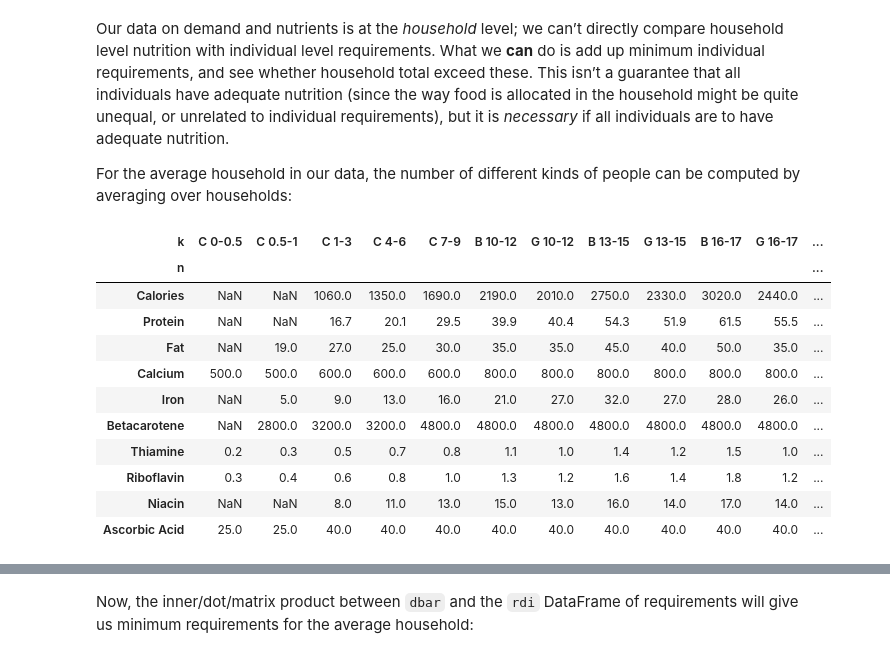
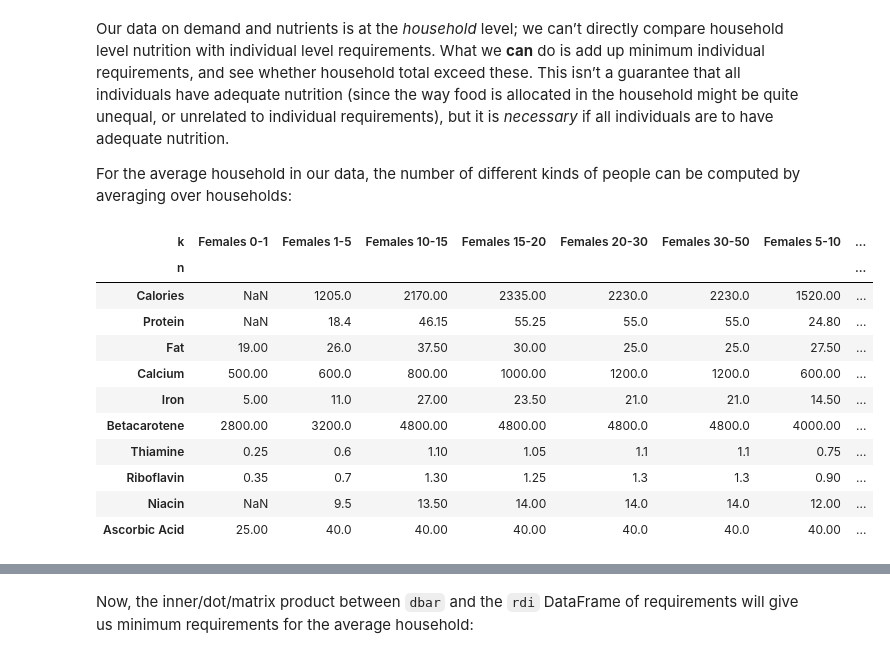
Before and after one commit to oghomiep/EEP153Project4, a Jupyter notebook: example_nutrition-Copy1.ipynb, the cells around one changed output, grey strips where cells are left out. Cells and saved outputs as stored; diff of their text form; code cells hidden in the pictures.

Commit message:
Add Nutritional needs of households and Nutritional adequacy part. Uses updated FDI to match dbar labels

```diff
--- a/example_nutrition-Copy1.ipynb
+++ b/example_nutrition-Copy1.ipynb
@@ -60,7 +60,7 @@ case of [REGION]:
 #               'RDI':('1yVLriVpo7KGUXvR3hq_n53XpXlD5NmLaH1oOMZyV0gQ','RDI'),}
 
 InputFiles = {'FCT':('13Ig5hZif-NSHtgkKRp_cEgKXk0lOsdUB2BAD6O_FnRo','FCT'),
-              'RDI':('13Ig5hZif-NSHtgkKRp_cEgKXk0lOsdUB2BAD6O_FnRo','RDI'),}
+              'RDI':('11BaFWcBzgwUUhaJkNh4t-mdV1yf_OJioFtUHDH9xIeY','RDI'),}
 # %% [markdown]
 #### Prices, FCT, RDI
 # %%
@@ -416,18 +416,18 @@ For the average household in our data, the number of
 different kinds of people can be computed by averaging over households:
 # %%
 # In first round, averaged over households and villages
-dbar = r.d.mean().iloc[:-2]
+dbar = r.d.mean().iloc[:-3]
 rdi
 # %% [output]
-| k | C 0-0.5 | C 0.5-1 | C 1-3 | C 4-6 | C 7-9 | B 10-12 | G 10-12 | B 13-15 | G 13-15 | B 16-17 | G 16-17 | ... |
-| n |  |  |  |  |  |  |  |  |  |  |  | ... |
-| Calories | NaN | NaN | 1060.0 | 1350.0 | 1690.0 | 2190.0 | 2010.0 | 2750.0 | 2330.0 | 3020.0 | 2440.0 | ... |
-| Protein | NaN | NaN | 16.7 | 20.1 | 29.5 | 39.9 | 40.4 | 54.3 | 51.9 | 61.5 | 55.5 | ... |
-| Fat | NaN | 19.0 | 27.0 | 25.0 | 30.0 | 35.0 | 35.0 | 45.0 | 40.0 | 50.0 | 35.0 | ... |
-| Calcium | 500.0 | 500.0 | 600.0 | 600.0 | 600.0 | 800.0 | 800.0 | 800.0 | 800.0 | 800.0 | 800.0 | ... |
-| Iron | NaN | 5.0 | 9.0 | 13.0 | 16.0 | 21.0 | 27.0 | 32.0 | 27.0 | 28.0 | 26.0 | ... |
-| Betacarotene | NaN | 2800.0 | 3200.0 | 3200.0 | 4800.0 | 4800.0 | 4800.0 | 4800.0 | 4800.0 | 4800.0 | 4800.0 | ... |
-| Thiamine | 0.2 | 0.3 | 0.5 | 0.7 | 0.8 | 1.1 | 1.0 | 1.4 | 1.2 | 1.5 | 1.0 | ... |
-| Riboflavin | 0.3 | 0.4 | 0.6 | 0.8 | 1.0 | 1.3 | 1.2 | 1.6 | 1.4 | 1.8 | 1.2 | ... |
-| Niacin | NaN | NaN | 8.0 | 11.0 | 13.0 | 15.0 | 13.0 | 16.0 | 14.0 | 17.0 | 14.0 | ... |
-| Ascorbic Acid | 25.0 | 25.0 | 40.0 | 40.0 | 40.0 | 40.0 | 40.0 | 40.0 | 40.0 | 40.0 | 40.0 | ... |
+| k | Females 0-1 | Females 1-5 | Females 10-15 | Females 15-20 | Females 20-30 | Females 30-50 | Females 5-10 | ... |
+| n |  |  |  |  |  |  |  | ... |
+| Calories | NaN | 1205.0 | 2170.00 | 2335.00 | 2230.0 | 2230.0 | 1520.00 | ... |
+| Protein | NaN | 18.4 | 46.15 | 55.25 | 55.0 | 55.0 | 24.80 | ... |
+| Fat | 19.00 | 26.0 | 37.50 | 30.00 | 25.0 | 25.0 | 27.50 | ... |
+| Calcium | 500.00 | 600.0 | 800.00 | 1000.00 | 1200.0 | 1200.0 | 600.00 | ... |
+| Iron | 5.00 | 11.0 | 27.00 | 23.50 | 21.0 | 21.0 | 14.50 | ... |
+| Betacarotene | 2800.00 | 3200.0 | 4800.00 | 4800.00 | 4800.0 | 4800.0 | 4000.00 | ... |
+| Thiamine | 0.25 | 0.6 | 1.10 | 1.05 | 1.1 | 1.1 | 0.75 | ... |
+| Riboflavin | 0.35 | 0.7 | 1.30 | 1.25 | 1.3 | 1.3 | 0.90 | ... |
+| Niacin | NaN | 9.5 | 13.50 | 14.00 | 14.0 | 14.0 | 12.00 | ... |
+| Ascorbic Acid | 25.00 | 40.0 | 40.00 | 40.00 | 40.0 | 40.0 | 40.00 | ... |
```
Also changed, not shown: parts of 5 cells of this notebook.
